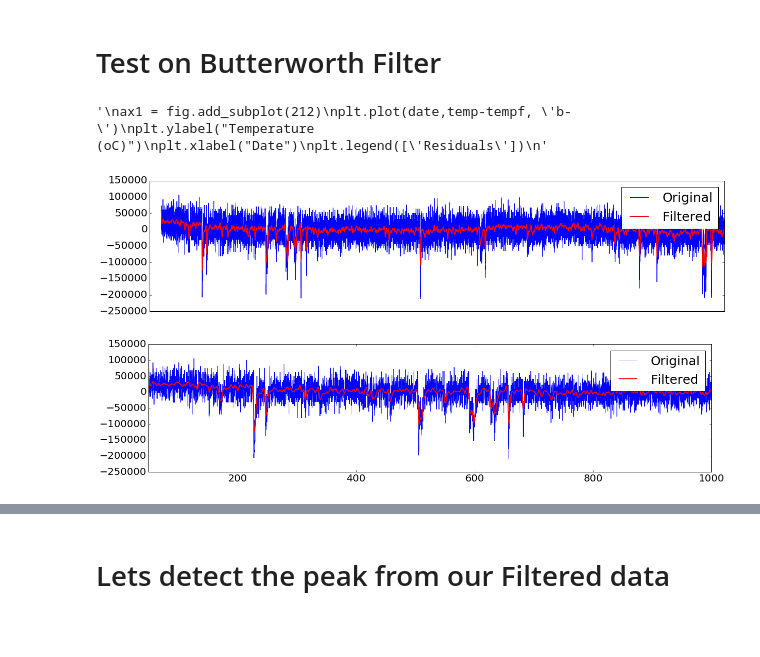
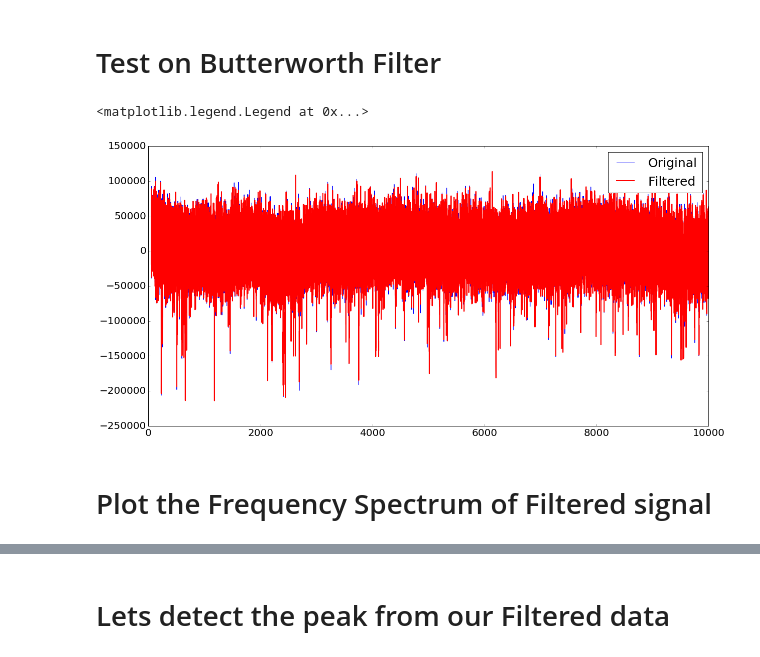
Before and after one commit to jamka1902/Python-Course, a Jupyter notebook: Data_analysis.ipynb, the cells around one changed output, grey strips where cells are left out. Drawn from its saved outputs; the diff is of its cells as text; code cells hidden in the pictures; blank space fills up the shorter version.

```diff
--- a/Data_analysis.ipynb
+++ b/Data_analysis.ipynb
@@ -299,38 +316,21 @@ import matplotlib.pyplot as plt
 
 # First, design the Buterworth filter
 N  = 2    # Filter order
-Wn = 0.03 # Cutoff frequency
+Wn = 0.9 # Cutoff frequency
 B, A = signal.butter(N, Wn, output='ba')
 
 # Second, apply the filter
 tempf = signal.filtfilt(B,A, combinedData3[1])
-
-# Make plots
-fig = plt.figure()
-ax1 = fig.add_subplot(211)
-plt.plot(combinedData3[0],combinedData3[1], 'b-')
-plt.plot(combinedData3[0],tempf, 'r-',linewidth=2)
-plt.legend(['Original','Filtered'])
-plt.xlim(0,2500)
-ax1.axes.get_xaxis().set_visible(False)
-"""
-ax1 = fig.add_subplot(212)
-plt.plot(date,temp-tempf, 'b-')
-plt.ylabel("Temperature (oC)")
-plt.xlabel("Date")
-plt.legend(['Residuals'])
-"""
-# %% [output]
-'\nax1 = fig.add_subplot(212)\nplt.plot(date,temp-tempf, \'b-\')\nplt.ylabel("Temperature (oC)")\nplt.xlabel("Date")\nplt.legend([\'Residuals\'])\n'
-[figure, removed]
 # %%
 # Make plots
 fig = plt.figure()
-ax1 = fig.add_subplot(211)
-plt.plot(combinedData3[0],combinedData3[1], 'b-')
-plt.plot(combinedData3[0],tempf, 'r-',linewidth=2)
-plt.xlim(50,1000)
-plt.legend(['Original','Filtered'])
-plt.show()
+ax1 = fig.add_subplot(111)
+ax1.plot(combinedData3[0],combinedData3[1], 'b-')
+ax1.plot(combinedData3[0],tempf, 'r-',linewidth=2)
+ax1.legend(['Original','Filtered'])
+#plt.xlim(0,2500)
 # %% [output]
+<matplotlib.legend.Legend at 0x...>
-[figure, old version]
+[figure, new version]
+# %% [markdown]
+# Plot the Frequency Spectrum of Filtered signal
```
Also changed, not shown: parts of 17 cells of this notebook, 1 other file.
